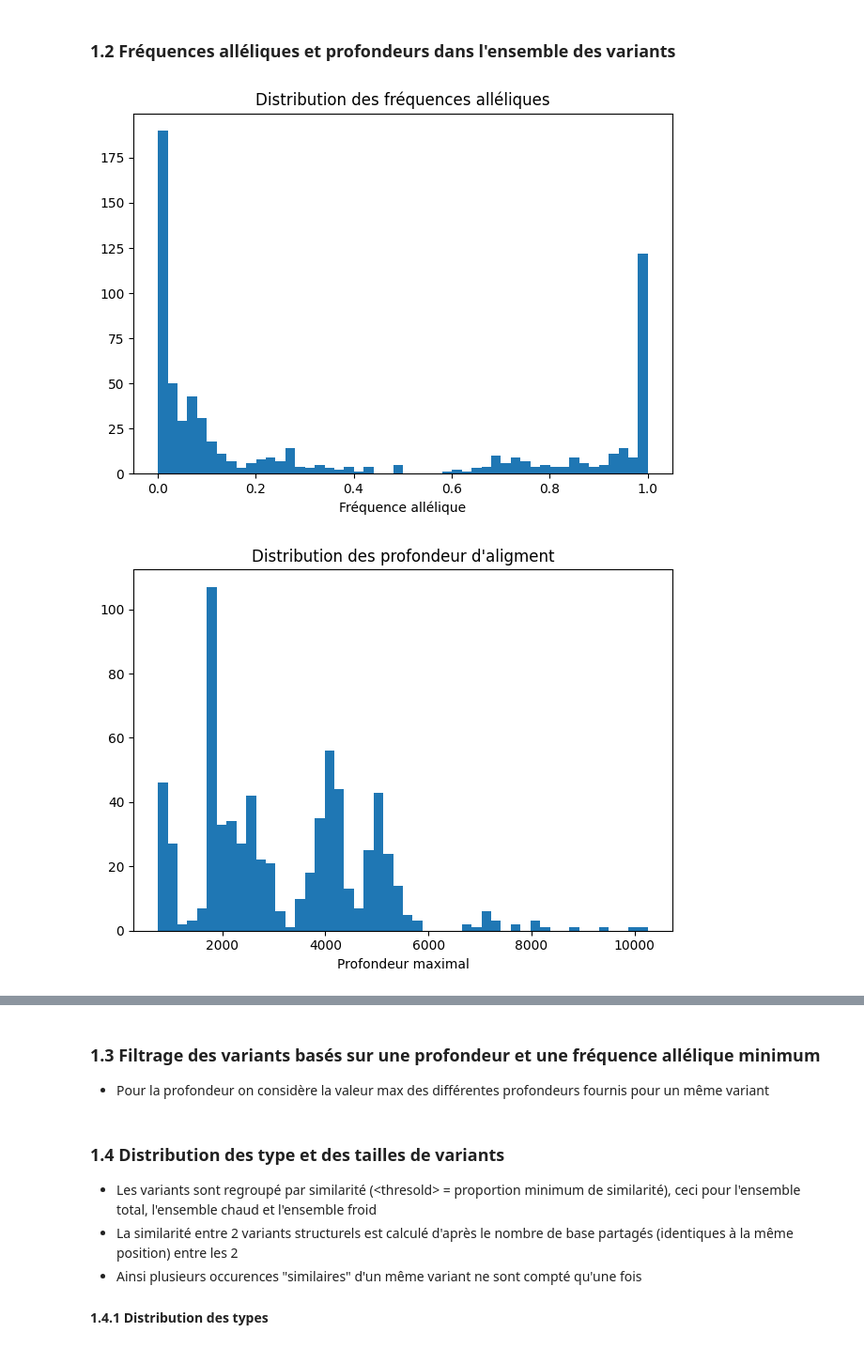
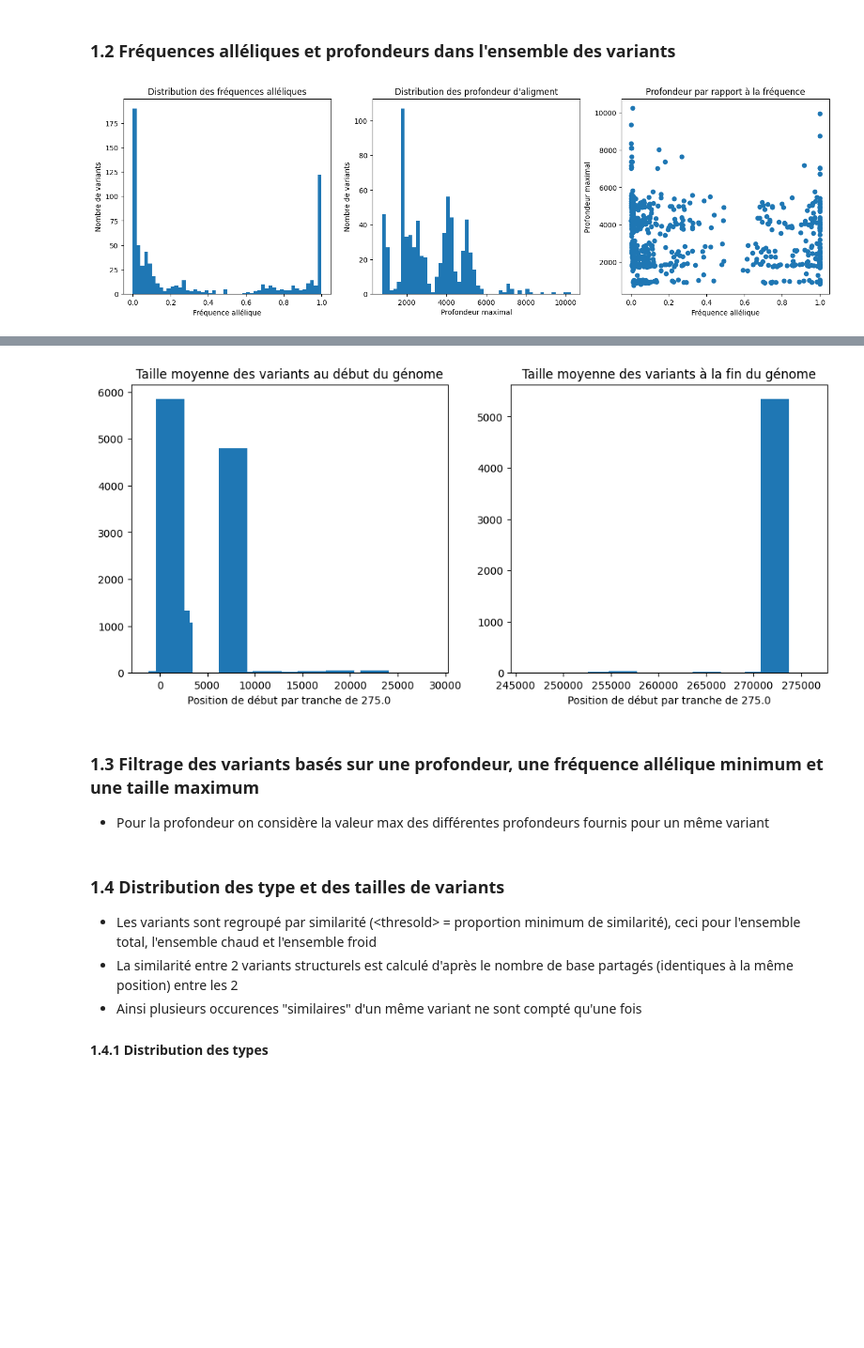
Before and after one commit to Tara-Guillorit/TP-BILL, a Jupyter notebook: src/analysis.ipynb, the cells around one changed output, grey strips where cells are left out. Shown at 94% size. Saved outputs shown, nothing was run; the diff lists cells and outputs as text; code cells hidden in the pictures; blank space fills up the shorter version.

Commit message:
better plots

```diff
--- a/src/analysis.ipynb
+++ b/src/analysis.ipynb
@@ -48,32 +46,24 @@ heat_labels = all_labels[5:]
 # %%
 af = [v["af"] for v in all_variant]
 depth = [max(v["depth"]) for v in all_variant]
 
-fig, ax = plt.subplots()
-ax.hist(af, bins=50)
-ax.set_xlabel('Fréquence allélique')
-ax.set_title("Distribution des fréquences alléliques")
-fig.tight_layout()
+fig, (ax1, ax2, ax3) = plt.subplots(nrows=1, ncols=3, figsize=(18, 5))
+
+ax1.hist(af, bins=50)
+ax1.set_xlabel('Fréquence allélique')
+ax1.set_ylabel('Nombre de variants')
+ax1.set_title("Distribution des fréquences alléliques")
+
+ax2.hist(depth, bins=50)
+ax2.set_xlabel('Profondeur maximal')
+ax2.set_ylabel('Nombre de variants')
+ax2.set_title("Distribution des profondeur d'aligment")
+
+ax3.plot(af, depth, 'o')
+ax3.set_xlabel('Fréquence allélique')
+ax3.set_ylabel('Profondeur maximal')
+ax3.set_title('Profondeur par rapport à la fréquence')
+
 plt.show()
-
-fig, ax = plt.subplots()
-ax.hist(depth, bins=50)
-ax.set_xlabel('Profondeur maximal')
-ax.set_title("Distribution des profondeur d'aligment")
-fig.tight_layout()
-plt.show()
-
-# Fixing random state for reproducibility
-np.random.seed(19680801)
-
-x = np.random.rand(20)
-y = 1e7 * np.random.rand(20)
-
-fig, ax = plt.subplots()
-plt.plot(af, depth, 'o')
-ax.set_xlabel('Fréquence allélique')
-ax.set_ylabel('Profondeur maximal')
-plt.show()
 # %% [output]
-[figure, old version]
+[figure, new version]
-[figure, removed]
@@ -81,5 +70,28 @@ plt.show()
+# %%
+len_by_pos = [(v['pos'], abs(v['svlen'])) for v in all_variant]
+
+size = 275000
+steps = 1000
+x = [(size / steps) * i for i in range(0, steps)]
+y = [[] for i in range(0, steps)]
+for l in len_by_pos:
+    step = int(l[0] / (size / steps))
+    y[step].append(l[1])
+y = [np.mean(y[i]) if len(y[i]) > 0 else 0 for i in range(len(y))]
+
+fig, axes = plt.subplots(nrows=1, ncols=2, figsize=(12, 5))
+ax1, ax2 = axes
+ax1.bar(x[0:int(0.1*steps)], y[0:int(0.1*steps)], width=3000)
+ax1.set_xlabel(f'Position de début par tranche de {size / steps}')
+ax1.set_title("Taille moyenne des variants au début du génome")
+ax2.bar(x[int(0.9*steps):steps], y[int(0.9*steps):steps], width=3000)
+ax2.set_xlabel(f'Position de début par tranche de {size / steps}')
+ax2.set_title("Taille moyenne des variants à la fin du génome")
+plt.show()
+# %% [output]
+[figure, added]
 # %% [markdown]
-### 1.3 Filtrage des variants basés sur une profondeur et une fréquence allélique minimum
+### 1.3 Filtrage des variants basés sur une profondeur, une fréquence allélique minimum et une taille maximum
 
 - Pour la profondeur on considère la valeur max des différentes profondeurs fournis pour un même variant
 # %%
```
Also changed, not shown: parts of 18 cells of this notebook, 3 other files.
